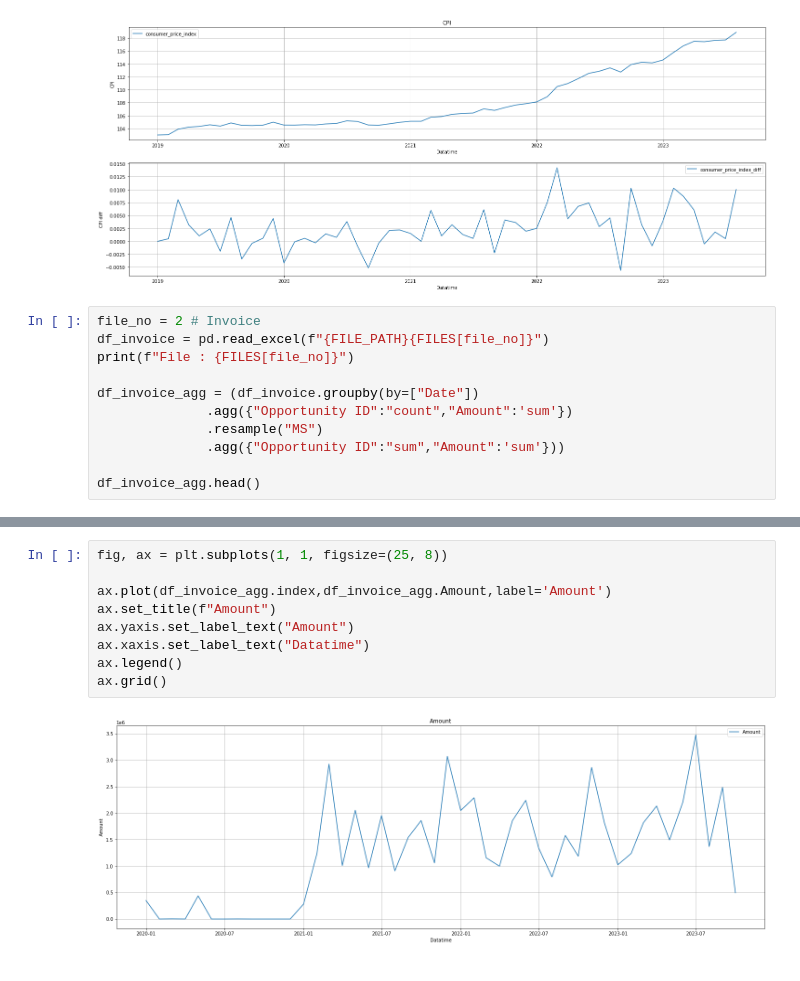
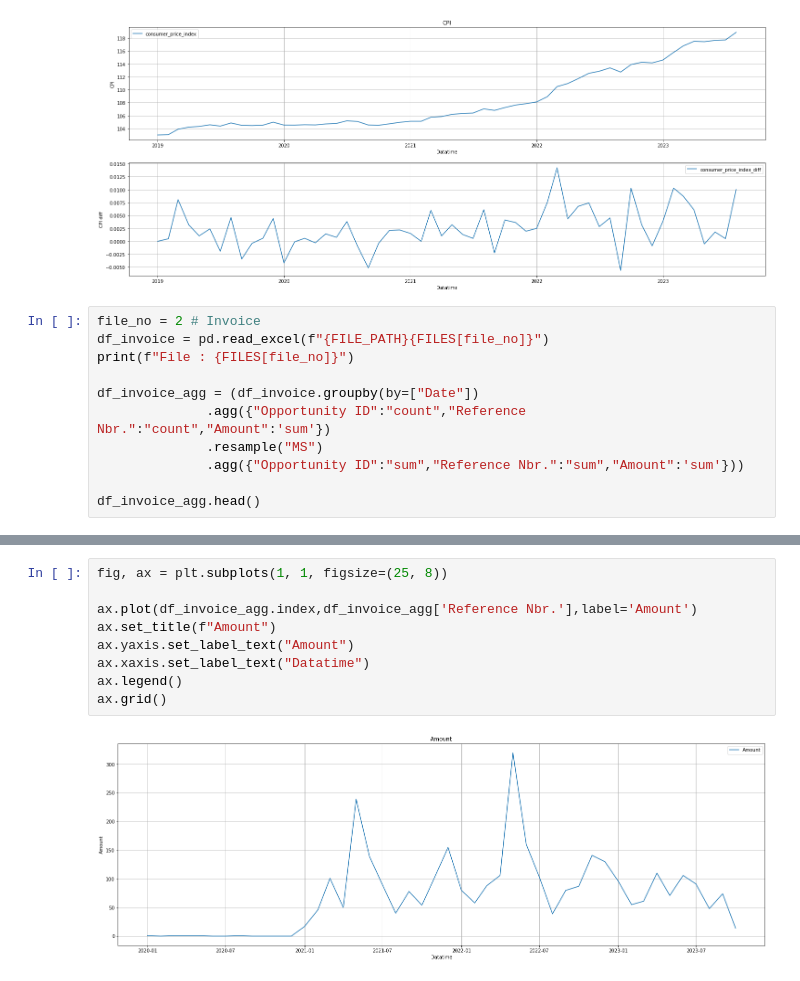
Before and after one commit to dfgparis23/Team-1, a Jupyter notebook: hmm_market_conditions.ipynb, the cells around one changed output, grey strips where cells are left out. Saved outputs shown, nothing was run; the diff lists cells and outputs as text.

```diff
--- a/hmm_market_conditions.ipynb
+++ b/hmm_market_conditions.ipynb
@@ -70,9 +70,9 @@ df_invoice = pd.read_excel(f"{FILE_PATH}{FILES[file_no]}")
 print(f"File : {FILES[file_no]}")
 
 df_invoice_agg = (df_invoice.groupby(by=["Date"])
-              .agg({"Opportunity ID":"count","Amount":'sum'})
+              .agg({"Opportunity ID":"count","Reference Nbr.":"count","Amount":'sum'})
               .resample("MS")
-              .agg({"Opportunity ID":"sum","Amount":'sum'}))
+              .agg({"Opportunity ID":"sum","Reference Nbr.":"sum","Amount":'sum'}))
 
 df_invoice_agg.head()
 # %% [output]
@@ -87,14 +103,14 @@ File : Invoice and Opportunities.xlsx
 # %%
 fig, ax = plt.subplots(1, 1, figsize=(25, 8))
 
-ax.plot(df_invoice_agg.index,df_invoice_agg.Amount,label='Amount')
+ax.plot(df_invoice_agg.index,df_invoice_agg['Reference Nbr.'],label='Amount')
 ax.set_title(f"Amount")
 ax.yaxis.set_label_text("Amount")
 ax.xaxis.set_label_text("Datatime")
 ax.legend()
 ax.grid()
 # %% [output]
-[figure, old version]
+[figure, new version]
 # %%
 df_merged_cpi_invoice = pd.merge(df_invoice_agg, df_cpi, left_index=True, right_index=True).loc['2021-01-01':]
 df_merged_cpi_invoice.head()
```
Also changed, not shown: parts of 11 cells of this notebook, 1 other file.
